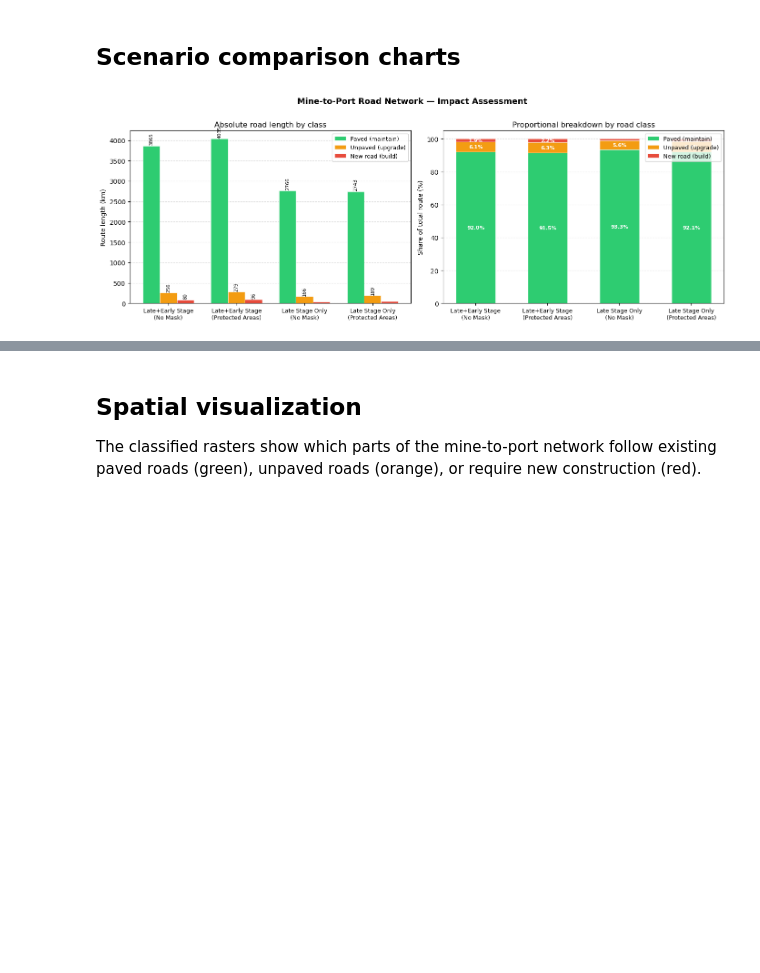
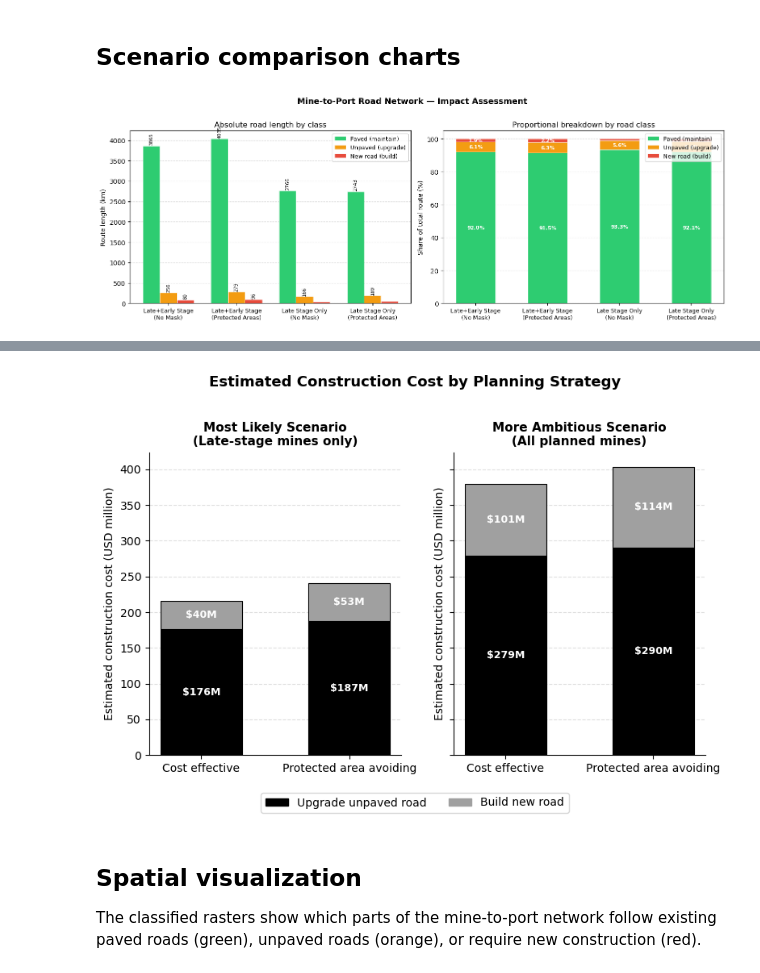
Before and after one commit to movephutthaphaiboon/strategic-road-planning, a Jupyter notebook: notebook/03_analysis.ipynb, the cells around one changed output, grey strips where cells are left out. Drawn from its saved outputs; the diff is of its cells as text; code cells hidden in the pictures; blank space fills up the shorter version.

```diff
--- a/notebook/03_analysis.ipynb
+++ b/notebook/03_analysis.ipynb
@@ -292,3 +323,71 @@ plt.show()
+# %%
+# ── Road investment (USD cost): 2 mining scenarios × 2 planning strategies ─────
+
+fig, axes = plt.subplots(1, 2, figsize=(8, 5), sharey=True)
+fig.suptitle(
+    "Estimated Construction Cost by Planning Strategy",
+    fontsize=13, fontweight="bold", y=1.02
+)
+
+COST_COLORS = {
+    "upgrade_cost_usd":   "#000000",
+    "new_build_cost_usd": "#a0a0a0",
+}
+COST_LABELS = {
+    "upgrade_cost_usd":   "Upgrade unpaved road",
+    "new_build_cost_usd": "Build new road",
+}
+
+for ax, scenario in zip(axes, mining_scenarios):
+    stage = scenario["stage"]
+    rows  = {
+        mt: df_raw.loc[
+            (df_raw["mining_stage"] == stage) & (df_raw["mask_type"] == mt)
+        ].iloc[0]
+        for mt in STRATEGY_ORDER
+    }
+
+    bottoms = np.zeros(len(STRATEGY_ORDER))
+    for cat in ["upgrade_cost_usd", "new_build_cost_usd"]:
+        vals = np.array([rows[mt][cat] / 1e6 for mt in STRATEGY_ORDER])   # → USD million
+        bars = ax.bar(
+            x_pos, vals, bar_w, bottom=bottoms,
+            label=COST_LABELS[cat],
+            color=COST_COLORS[cat],
+            edgecolor="black", linewidth=0.8
+        )
+        for bar, v, bot in zip(bars, vals, bottoms):
+            if v > 2:
+                ax.text(
+                    bar.get_x() + bar.get_width() / 2,
+                    bot + v / 2,
+                    f"${v:.0f}M",
+                    ha="center", va="center",
+                    fontsize=9, fontweight="bold", color="white"
+                )
+        bottoms += vals
+
+    ax.set_xticks(x_pos)
+    ax.set_xticklabels(STRATEGY_LABELS, fontsize=10)
+    ax.set_title(f"{scenario['title']}\n({scenario['subtitle']})", fontsize=11, fontweight="bold")
+    ax.set_ylabel("Estimated construction cost (USD million)")
+    ax.yaxis.grid(True, linestyle="--", alpha=0.4)
+    ax.set_axisbelow(True)
+    ax.spines["top"].set_visible(False)
+    ax.spines["right"].set_visible(False)
+
+handles = [
+    mpatches.Patch(color=COST_COLORS["upgrade_cost_usd"],   label=COST_LABELS["upgrade_cost_usd"]),
+    mpatches.Patch(color=COST_COLORS["new_build_cost_usd"], label=COST_LABELS["new_build_cost_usd"]),
+]
+fig.legend(handles=handles, loc="lower center", ncol=2, fontsize=10,
+           bbox_to_anchor=(0.5, -0.08), frameon=True)
+
+plt.tight_layout()
+plt.savefig(RESULTS_DIR / "fig_investment_usd_by_strategy.png", dpi=150, bbox_inches="tight")
+plt.show()
+# %% [output]
+[figure, added]
 # %%
 # # ── Total least-cost path cost per mine, by scenario and planning strategy ────
 # #
```
Also changed, not shown: parts of 2 cells of this notebook.
